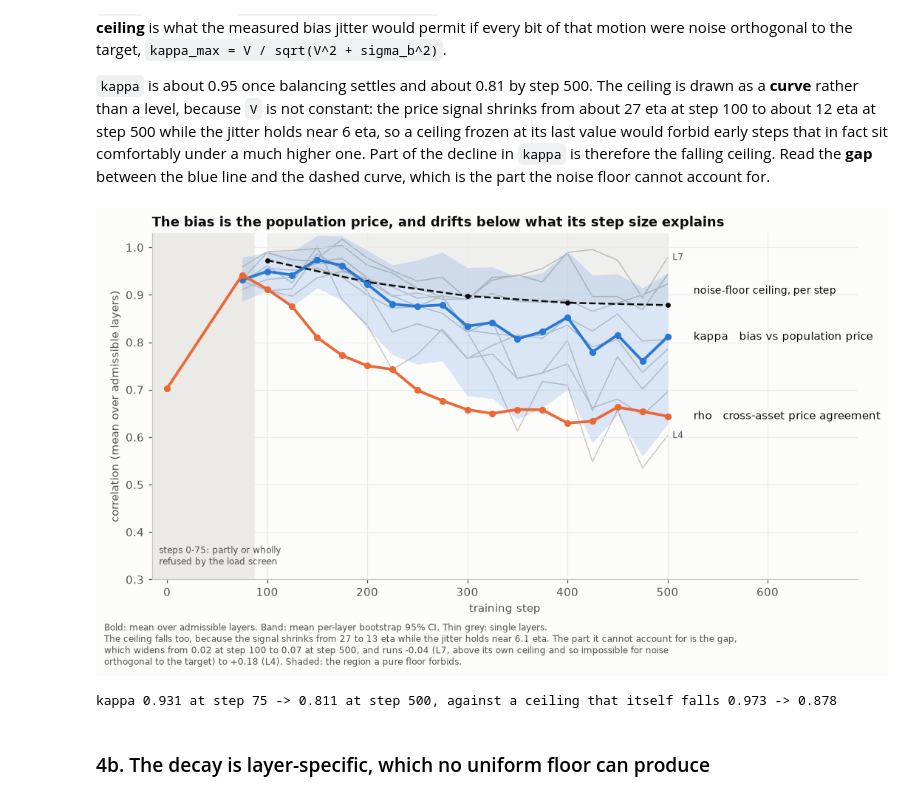
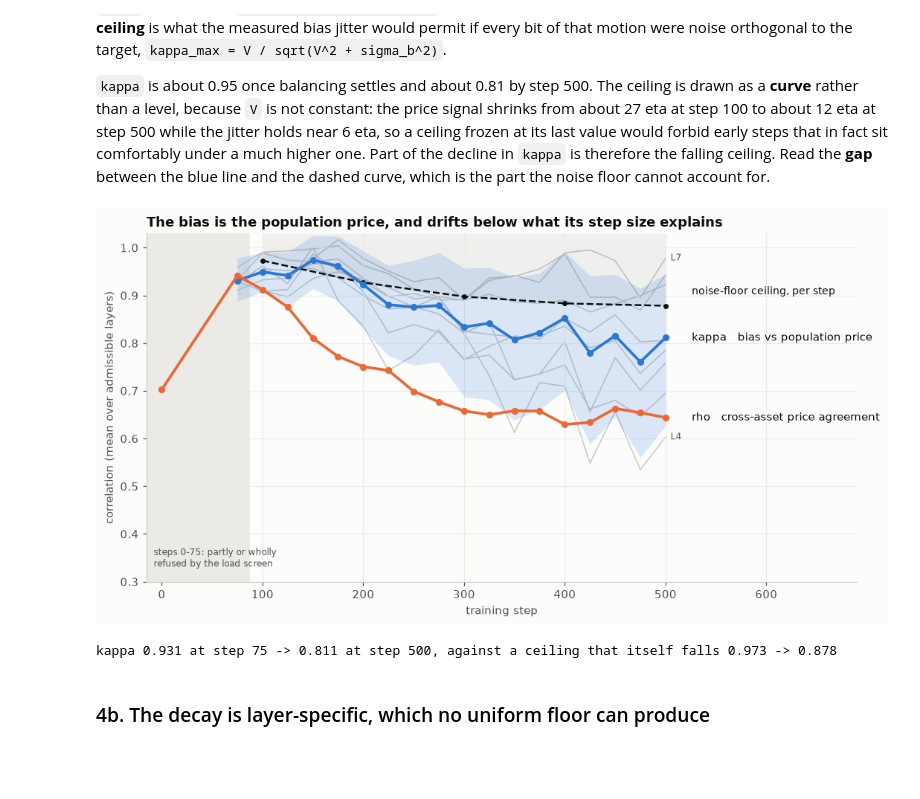
Before and after one commit to oberpierre/moe-congestion-routing, a Jupyter notebook: notebooks/alflb_price_internalization.ipynb, the cells around one changed output. Cells and saved outputs as stored; diff of their text form; code cells hidden in the pictures; blank space fills up the shorter version.

```diff
--- a/notebooks/alflb_price_internalization.ipynb
+++ b/notebooks/alflb_price_internalization.ipynb
@@ -429,50 +429,50 @@ ax.set_xlim(-15, 690)
 ax.set_ylim(0.30, 1.03)
 late_kappa_by_layer = [
     float(
         np.mean(
             [
                 num(r, "kappa")
                 for r in admissible
                 if int(r["step"]) >= LATE[0] and int(r["layer"]) == layer
             ]
         )
     )
     for layer in range(2, 10)
 ]
 per_layer_gap = [c - k for c, k in zip(ceiling_by_layer, late_kappa_by_layer, strict=True)]
 
 
 early_signal = float(np.mean([signal(ceiling_steps[0], n) for n in range(2, 10)]))
 
 
 def gap_at(step):
     return ceiling_curve[ceiling_steps.index(step)] - mean_at(step, "kappa")
 
 
-fig.text(
-    0.008,
-    -0.09,
-    "Bold: mean over admissible layers. Band: mean per-layer bootstrap 95% CI. Thin grey: "
-    "single layers.\n"
-    f"The ceiling falls too, because the signal shrinks from {early_signal:.0f} to "
-    f"{np.mean(signal_by_layer):.0f} eta while the jitter holds near "
-    f"{np.mean(list(jitter.values())):.1f} eta. The part it cannot account for is the gap,\n"
-    f"which widens from {gap_at(ceiling_steps[0]):.2f} at step {ceiling_steps[0]} to "
-    f"{gap_at(ceiling_steps[-1]):.2f} at step {ceiling_steps[-1]}, and runs "
-    f"{min(per_layer_gap):+.2f} (L7, above its own ceiling and so impossible for noise\n"
-    f"orthogonal to the target) to {max(per_layer_gap):+.2f} (L4). Shaded: the region a pure "
-    "floor forbids.",
-    fontsize=8,
-    color=MUTED,
-)
+# fig.text(
+#     0.008,
+#     -0.09,
+#     "Bold: mean over admissible layers. Band: mean per-layer bootstrap 95% CI. Thin grey: "
+#     "single layers.\n"
+#     f"The ceiling falls too, because the signal shrinks from {early_signal:.0f} to "
+#     f"{np.mean(signal_by_layer):.0f} eta while the jitter holds near "
+#     f"{np.mean(list(jitter.values())):.1f} eta. The part it cannot account for is the gap,\n"
+#     f"which widens from {gap_at(ceiling_steps[0]):.2f} at step {ceiling_steps[0]} to "
+#     f"{gap_at(ceiling_steps[-1]):.2f} at step {ceiling_steps[-1]}, and runs "
+#     f"{min(per_layer_gap):+.2f} (L7, above its own ceiling and so impossible for noise\n"
+#     f"orthogonal to the target) to {max(per_layer_gap):+.2f} (L4). Shaded: the region a pure "
+#     "floor forbids.",
+#     fontsize=8,
+#     color=MUTED,
+# )
 fig.tight_layout()
 plt.show()
 print(
     f"kappa {kappa[1]:.3f} at step {steps[1]} -> {kappa[-1]:.3f} at step {steps[-1]}, "
     f"against a ceiling that itself falls {ceiling_curve[0]:.3f} -> {ceiling_curve[-1]:.3f}"
 )
 # %% [output]
-[figure, old version]
+[figure, new version]
 kappa 0.931 at step 75 -> 0.811 at step 500, against a ceiling that itself falls 0.973 -> 0.878
 # %% [markdown]
 ### 4b. The decay is layer-specific, which no uniform floor can produce
```
Also changed, not shown: parts of 1 cell of this notebook, 2 other files.
